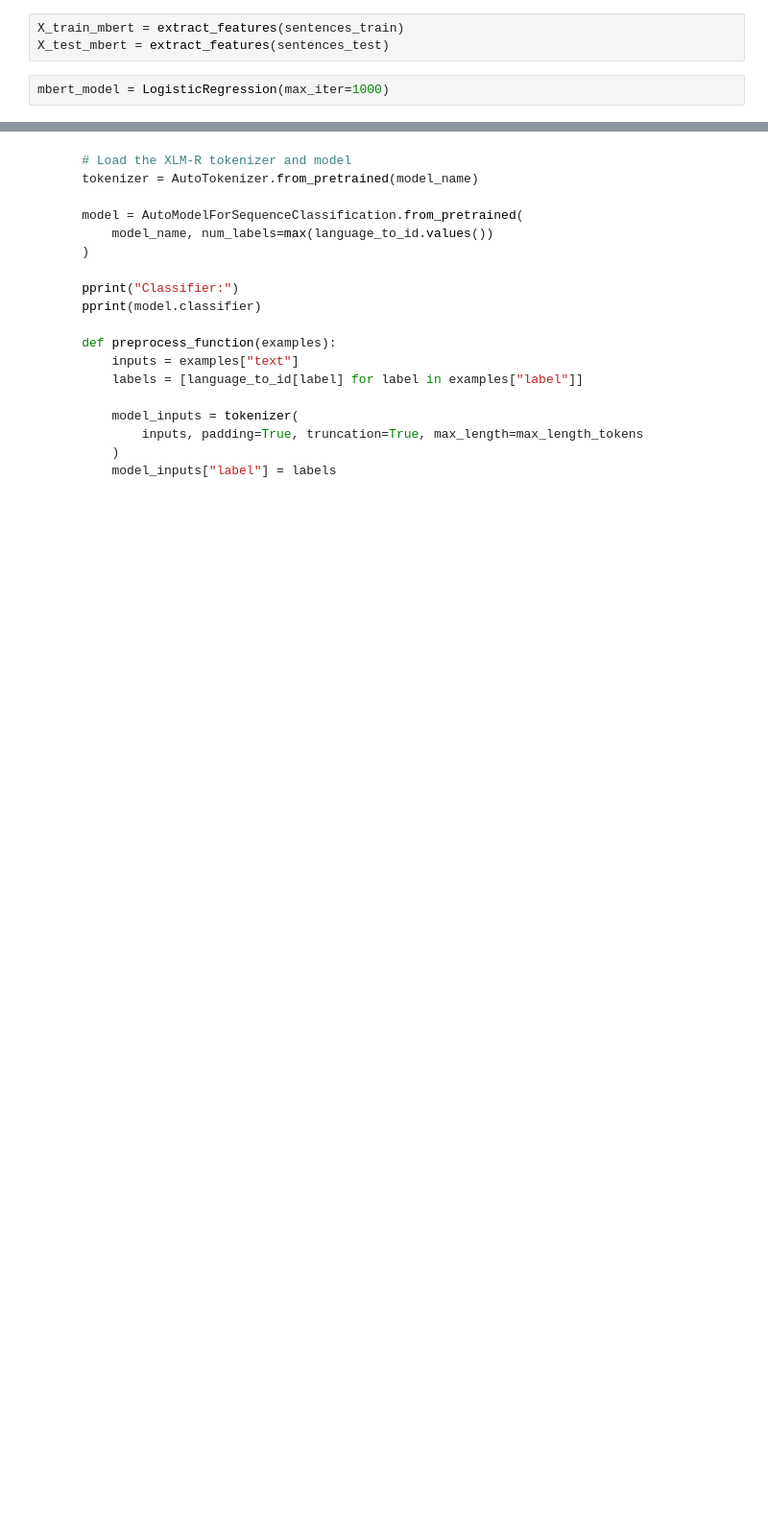
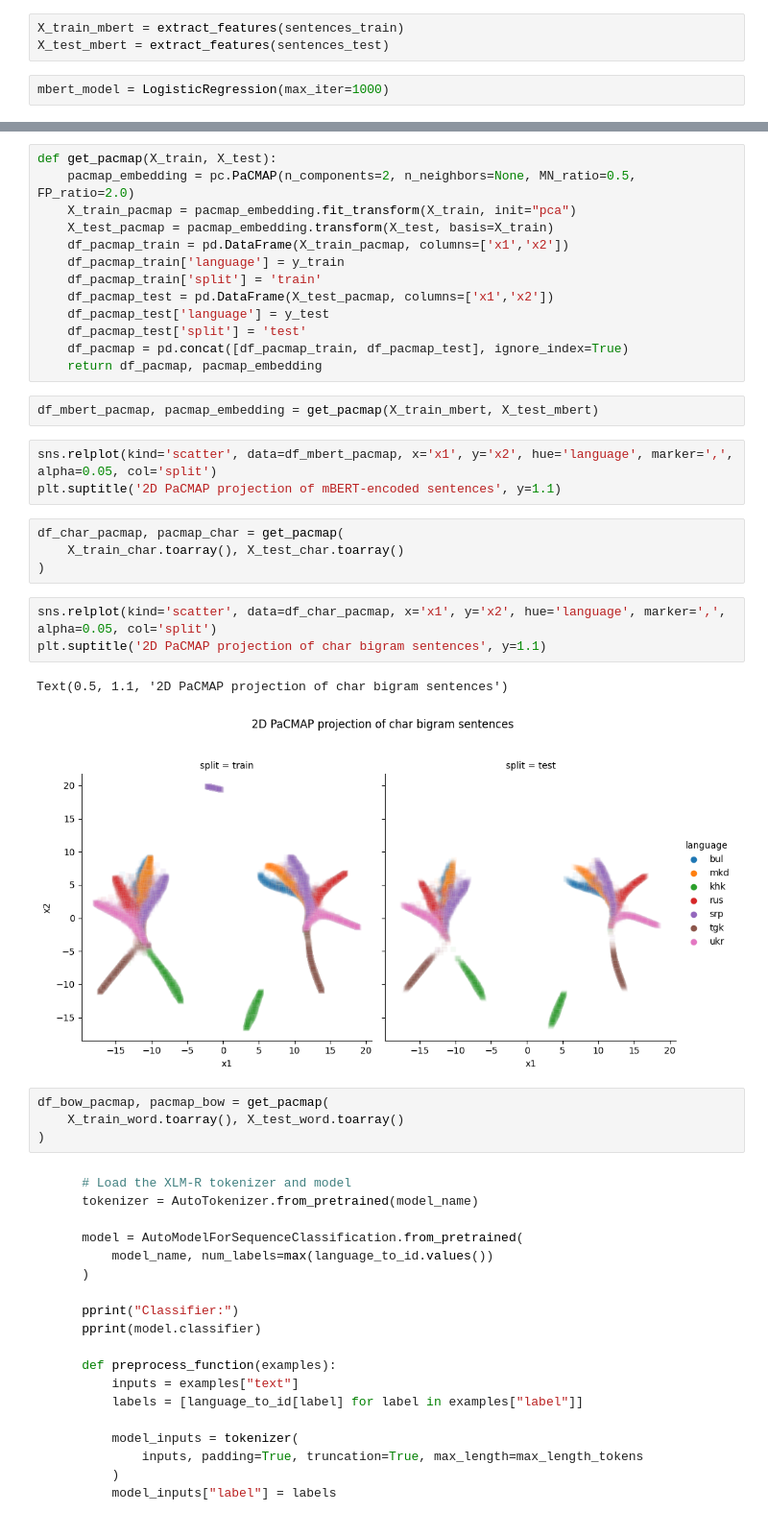
Before and after one commit to j0ma/ling-inf-mt5, a Jupyter notebook: notebooks/05_detecting_romanized_languages.ipynb, the cells around one changed output, grey strips where cells are left out. Shown at 96% size. Cells and saved outputs as stored; diff of their text form; blank space fills up the shorter version.

````diff
--- a/notebooks/05_detecting_romanized_languages.ipynb
+++ b/notebooks/05_detecting_romanized_languages.ipynb
@@ -302,3 +367,35 @@ mbert_model = mbert_model.fit(X_train_mbert, y_train)
+# %%
+def get_pacmap(X_train, X_test):
+    pacmap_embedding = pc.PaCMAP(n_components=2, n_neighbors=None, MN_ratio=0.5, FP_ratio=2.0)
+    X_train_pacmap = pacmap_embedding.fit_transform(X_train, init="pca")
+    X_test_pacmap = pacmap_embedding.transform(X_test, basis=X_train)
+    df_pacmap_train = pd.DataFrame(X_train_pacmap, columns=['x1','x2'])
+    df_pacmap_train['language'] = y_train
+    df_pacmap_train['split'] = 'train'
+    df_pacmap_test = pd.DataFrame(X_test_pacmap, columns=['x1','x2'])
+    df_pacmap_test['language'] = y_test
+    df_pacmap_test['split'] = 'test'
+    df_pacmap = pd.concat([df_pacmap_train, df_pacmap_test], ignore_index=True)
+    return df_pacmap, pacmap_embedding
+# %%
+df_mbert_pacmap, pacmap_embedding = get_pacmap(X_train_mbert, X_test_mbert)
+# %%
+sns.relplot(kind='scatter', data=df_mbert_pacmap, x='x1', y='x2', hue='language', marker=',', alpha=0.05, col='split')
+plt.suptitle('2D PaCMAP projection of mBERT-encoded sentences', y=1.1)
+# %%
+df_char_pacmap, pacmap_char = get_pacmap(
+    X_train_char.toarray(), X_test_char.toarray()
+)
+# %%
+sns.relplot(kind='scatter', data=df_char_pacmap, x='x1', y='x2', hue='language', marker=',', alpha=0.05, col='split')
+plt.suptitle('2D PaCMAP projection of char bigram sentences', y=1.1)
+# %% [output]
+Text(0.5, 1.1, '2D PaCMAP projection of char bigram sentences')
+[figure, added]
+# %%
+df_bow_pacmap, pacmap_bow = get_pacmap(
+    X_train_word.toarray(), X_test_word.toarray()
+)
 # %% [markdown]
 ```python
     # Load the XLM-R tokenizer and model
````
Also changed, not shown: parts of 16 cells of this notebook, 8 other files.
